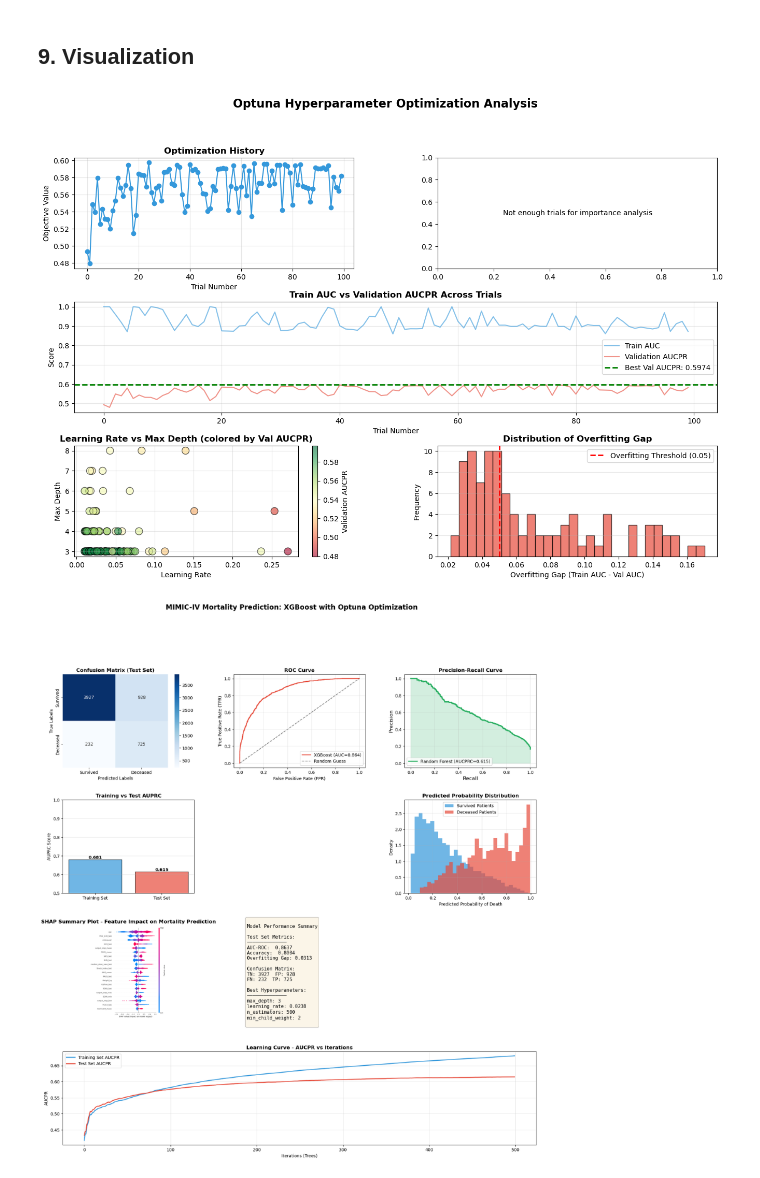
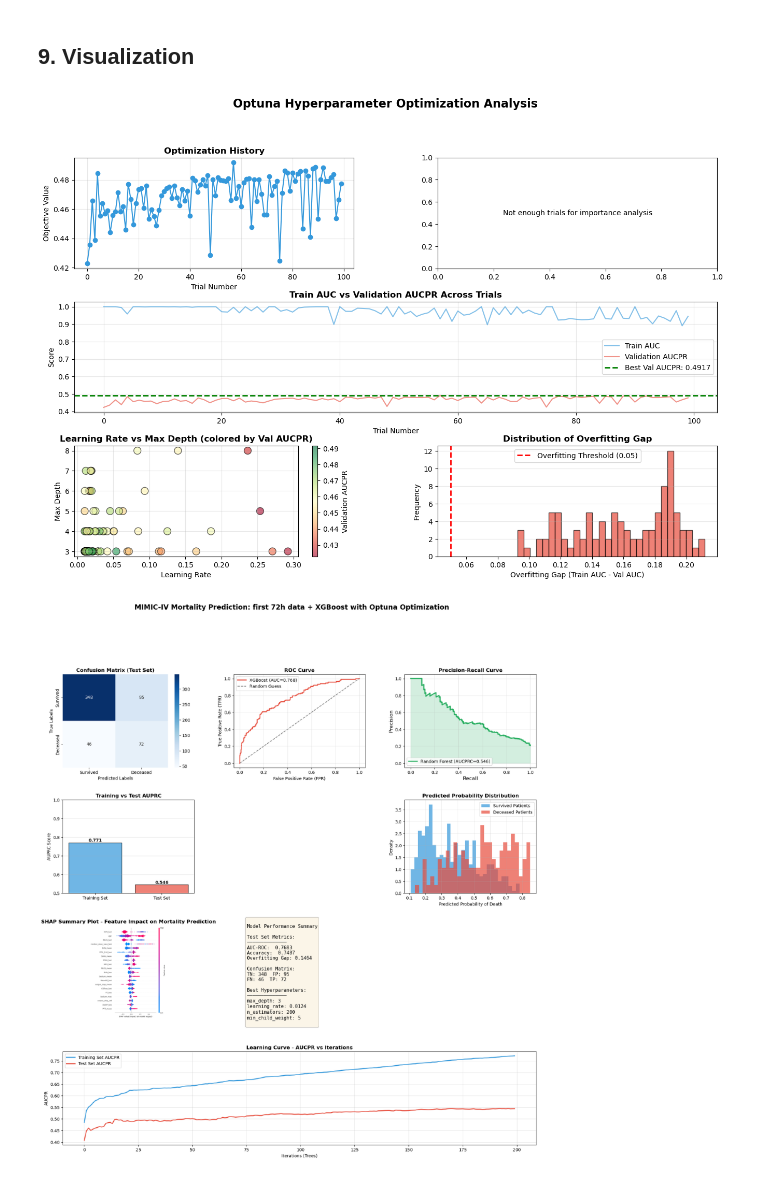
Before and after one commit to WeixinWilliamWang/CS526_Group_1, a Jupyter notebook: mortality_predict/models/xgboost_mortality_analysis.ipynb, the cells around one changed output. Cells and saved outputs as stored; diff of their text form; code cells hidden in the pictures.

```diff
--- a/mortality_predict/models/xgboost_mortality_analysis.ipynb
+++ b/mortality_predict/models/xgboost_mortality_analysis.ipynb
@@ -16,7 +17,8 @@ warnings.filterwarnings('ignore')
 # %% [markdown]
 ## 1. Load Processed Data (feature engineering; 24h; aggregation)
 # %%
-df_agg = pd.read_csv('../../data/mimic_dataset_24h_aggregated.csv')
+TIME_WINDOW_IN_HOUR = 72
+df_agg = pd.read_csv(f'../../data/mimic_dataset_{TIME_WINDOW_IN_HOUR}h_aggregated.csv')
 df_agg.head()
 # %% [output]
 |  | gender | age | elixhauser | re_admission | Height_cm | Weight_kg | mechvent_mean | mechvent_max | ... |
@@ -85,5 +89,5 @@ Length: 325, dtype: float64
 # %%
-imputer = SimpleImputer(strategy='median')
+imputer = IterativeImputer(max_iter=10, random_state=42)
 
 X_train_imputed = imputer.fit_transform(X_train)
 X_test_imputed = imputer.transform(X_test)
@@ -326,3 +330,26 @@ overfitting gap (AUC): 0.0313
+# %%
+with open(f'../results/{TIME_WINDOW_IN_HOUR}h_xgboost_result.txt', 'w') as f:
+    f.write(f'Sample size: {X.shape[0]}\n')
+    f.write(f'\nBest model: {best_xgb}\n')
+
+
+    f.write(f"\nTraining set performance:\n")
+    f.write(f"    - Accuracy rate: {best_xgb.score(X_train_imputed, y_train):.4f}\n")
+    f.write(f"    - AUC-ROC: {train_auc:.4f}\n")
+    f.write(f"    - AUPRC: {train_auprc:.4f}\n")
+    f.write(classification_report(y_train, y_train_pred))
+
+    f.write(f"\nTesting set performance:\n")
+    f.write(f"    - Accuracy rate: {best_xgb.score(X_test_imputed, y_test):.4f}\n")
+    f.write(f"    - AUC-ROC: {test_auc:.4f}\n")
+    f.write(f"    - AUPRC: {test_auprc:.4f}\n")
+    f.write(classification_report(y_test, y_test_pred))
+
+    f.write(f"\nOverfitting gap (AUC): {train_auc - test_auc:.4f}\n")
+
+    cm = confusion_matrix(y_test, y_test_pred)
+    f.write("\nConfusion matrix (test set):\n")
+    f.write(np.array2string(cm))
 # %% [markdown]
 ## 8. Feature Importance Analysis
 # %%
@@ -455,7 +482,7 @@ plt.suptitle('Optuna Hyperparameter Optimization Analysis',
              fontsize=16, fontweight='bold', y=0.995)
 plt.show()
 # %% [output]
-[figure, old version]
+[figure, new version]
 # %%
 fig = plt.figure(figsize=(20, 20))
 gs = fig.add_gridspec(4, 3, hspace=0.35, wspace=0.3)
@@ -572,32 +599,32 @@ FN: {cm[1,0]}  TP: {cm[1,1]}
 
 Best Hyperparameters:
 ──────────────
 max_depth: {best_params['max_depth']}
 learning_rate: {best_params['learning_rate']:.4f}
 n_estimators: {best_params['n_estimators']}
 min_child_weight: {best_params['min_child_weight']}
 """
 ax7.text(0.1, 0.5, metrics_text, fontsize=11,
          verticalalignment='center', family='monospace',
          bbox=dict(boxstyle='round', facecolor='wheat', alpha=0.3))
 
 # 8. Learning Curve
 ax8 = fig.add_subplot(gs[3, :])
 results = best_xgb.evals_result()
 epochs = len(results['validation_0']['aucpr'])
 x_axis = range(0, epochs)
 ax8.plot(x_axis, results['validation_0']['aucpr'],
          label='Training Set AUCPR', linewidth=2, color='#3498db', linestyle='-')
 ax8.plot(x_axis, results['validation_1']['aucpr'],
          label='Test Set AUCPR', linewidth=2, color='#e74c3c', linestyle='-')
 ax8.set_xlabel('Iterations (Trees)')
 ax8.set_ylabel('AUCPR')
 ax8.set_title('Learning Curve - AUCPR vs Iterations', fontsize=12, fontweight='bold')
 ax8.legend()
 ax8.grid(True, alpha=0.3)
 
-plt.suptitle('MIMIC-IV Mortality Prediction: XGBoost with Optuna Optimization',
+plt.suptitle(f'MIMIC-IV Mortality Prediction: first {TIME_WINDOW_IN_HOUR}h data + XGBoost with Optuna Optimization',
              fontsize=16, fontweight='bold', y=0.995)
 plt.show()
 # %% [output]
-[figure, old version]
+[figure, new version]
```
Also changed, not shown: parts of 14 cells of this notebook, 22 other files.
